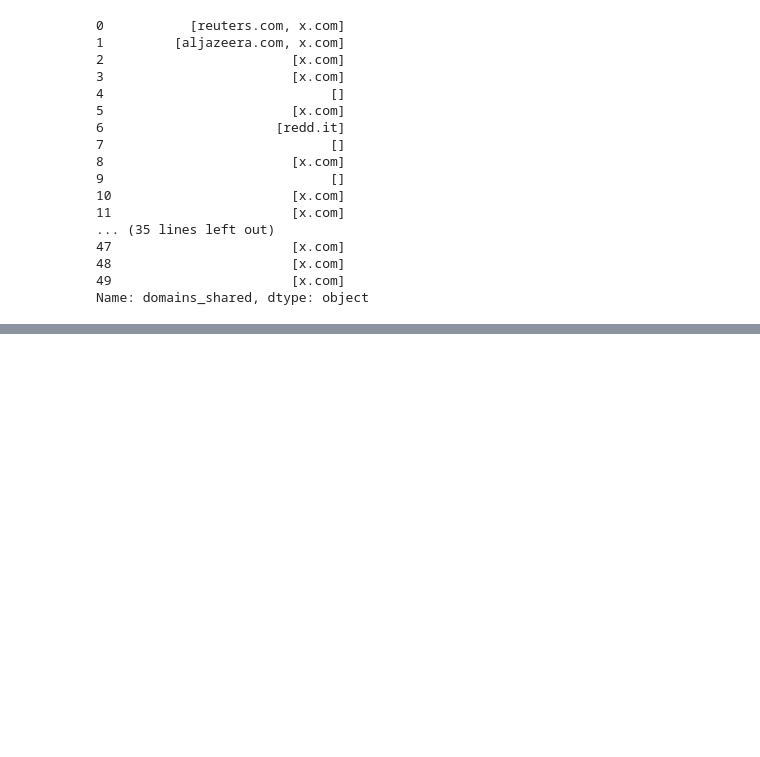
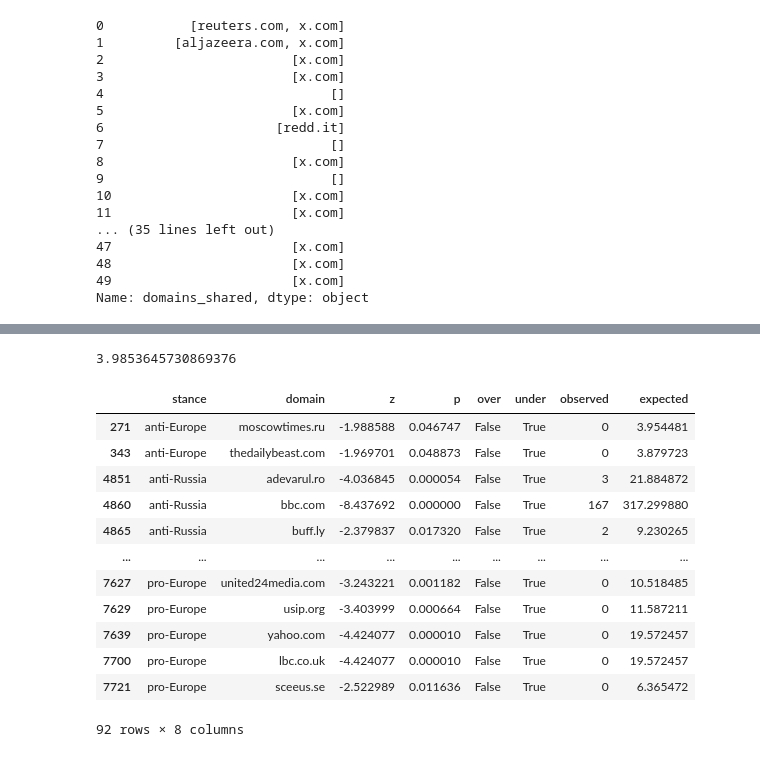
Before and after one commit to edgeslab/moldova-elections, a Jupyter notebook: analysis_OSMAN.ipynb, the cells around one changed output, grey strips where cells are left out. Saved outputs shown, nothing was run; the diff lists cells and outputs as text; code cells hidden in the pictures; blank space fills up the shorter version.

```diff
--- a/analysis_OSMAN.ipynb
+++ b/analysis_OSMAN.ipynb
@@ -4558,0 +4928,6 @@ Name: domains_shared, dtype: object
+# %%
+# based off training off the null model, this is what our expected sparse matrix should look like. From here, we can determine statistical significance:
+# For example, if the A(0,0) of expected is 3 and A(0,0) of actual is 15, then that shows stance 0 sharing domain 0 happened A LOT more times then what it shouldve under all calculations
+
+expected_matrix = model.get_bicm_matrix()
+actual_matrix = adjacency_dense
@@ -4558,0 +4954,25 @@ Name: domains_shared, dtype: object
+# %%
+E = expected_matrix
+#Var = E * (1 - E)
+Var = E
+# Z Score = (observed - expected) / SD (sqrt Var)
+Z = (actual_matrix - E) / np.sqrt(Var)
+P = 2 * (1 - norm.cdf(np.abs(Z)))
+# 95% significance marker (create two tails)
+sig_over = (P < 0.05) & (Z > 0)
+sig_under = (P < 0.05) & (Z < 0)
+# %%
+# Fix: Use your original stance and domain lists instead of .index/.columns
+df_sig = pd.DataFrame({
+    'stance': np.repeat(unique_stances, len(unique_domains)),
+    'domain': np.tile(unique_domains, len(unique_stances)),
+    'z': Z.ravel(),
+    'p': P.ravel(),
+    'over': sig_over.ravel(),
+    'under': sig_under.ravel(),
+    'observed': actual_matrix.ravel(),
+    'expected': E.ravel()
+})
+
+# Keep only significant results
+df_sig = df_sig[df_sig['p'] < 0.05].copy()
@@ -4558,0 +5012,22 @@ Name: domains_shared, dtype: object
+# %%
+expected_matrix[0, 38]
+# %% [output]
+3.9853645730869376
+# %%
+df_under = df_sig[df_sig['under'] == True]
+# %%
+df_under
+# %% [output]
+|  | stance | domain | z | p | over | under | observed | expected |
+| 271 | anti-Europe | moscowtimes.ru | -1.988588 | 0.046747 | False | True | 0 | 3.954481 |
+| 343 | anti-Europe | thedailybeast.com | -1.969701 | 0.048873 | False | True | 0 | 3.879723 |
+| 4851 | anti-Russia | adevarul.ro | -4.036845 | 0.000054 | False | True | 3 | 21.884872 |
+| 4860 | anti-Russia | bbc.com | -8.437692 | 0.000000 | False | True | 167 | 317.299880 |
+| 4865 | anti-Russia | buff.ly | -2.379837 | 0.017320 | False | True | 2 | 9.230265 |
+| ... | ... | ... | ... | ... | ... | ... | ... | ... |
+| 7627 | pro-Europe | united24media.com | -3.243221 | 0.001182 | False | True | 0 | 10.518485 |
+| 7629 | pro-Europe | usip.org | -3.403999 | 0.000664 | False | True | 0 | 11.587211 |
+| 7639 | pro-Europe | yahoo.com | -4.424077 | 0.000010 | False | True | 0 | 19.572457 |
+| 7700 | pro-Europe | lbc.co.uk | -4.424077 | 0.000010 | False | True | 0 | 19.572457 |
+| 7721 | pro-Europe | sceeus.se | -2.522989 | 0.011636 | False | True | 0 | 6.365472 |
+92 rows × 8 columns
```
Also changed, not shown: parts of 37 cells of this notebook.
